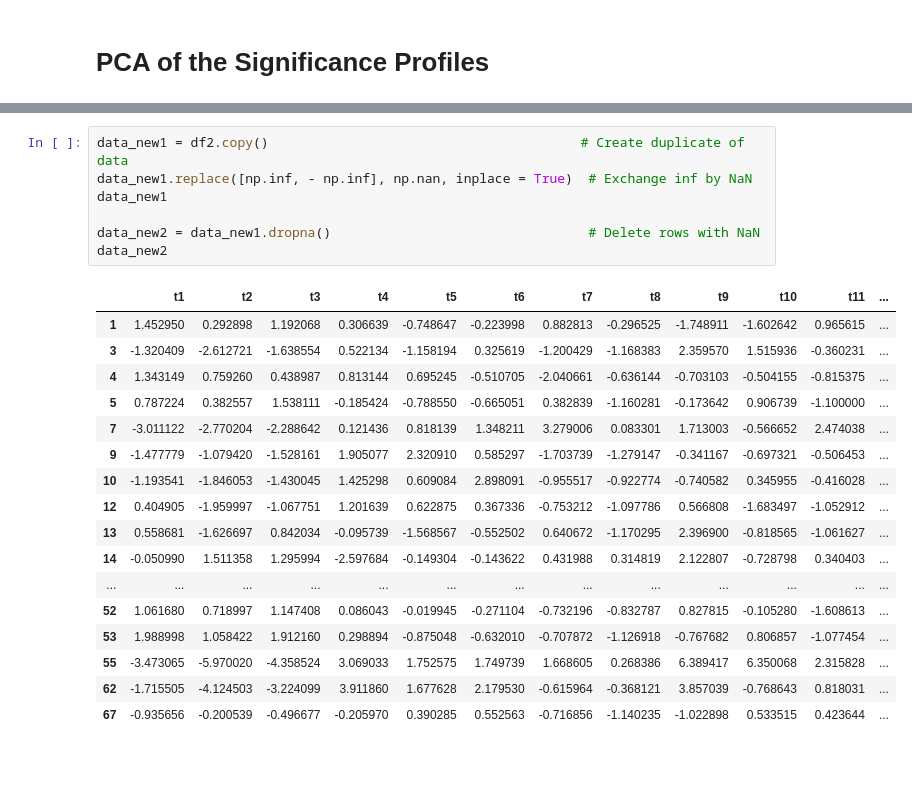
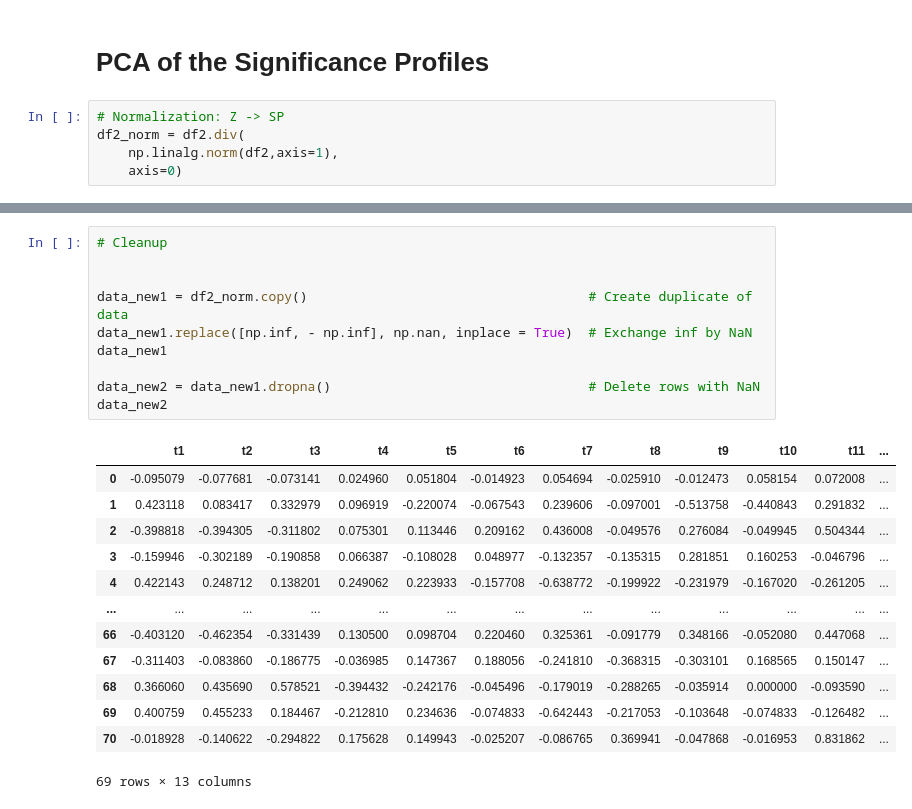
Before and after one commit to EnricoBorriello/Triads_Topology_Bio_Nets, a Jupyter notebook: Cell Collective.ipynb, the cells around one changed output, grey strips where cells are left out. Drawn from its saved outputs; the diff is of its cells as text; blank space fills up the shorter version.

```diff
--- a/Cell Collective.ipynb
+++ b/Cell Collective.ipynb
@@ -242,2 +233,7 @@ plt.scatter(PCA1,PCA2);
 # %% [markdown]
 # PCA of the Significance Profiles
+# %%
+# Normalization: Z -> SP
+df2_norm = df2.div(
+    np.linalg.norm(df2,axis=1),
+    axis=0)
@@ -244,25 +264,24 @@ plt.scatter(PCA1,PCA2);
 # %%
-data_new1 = df2.copy()                                        # Create duplicate of data
+# Cleanup
+
+
+data_new1 = df2_norm.copy()                                    # Create duplicate of data
 data_new1.replace([np.inf, - np.inf], np.nan, inplace = True)  # Exchange inf by NaN
 data_new1
 
 data_new2 = data_new1.dropna()                                 # Delete rows with NaN
 data_new2
 # %% [output]
 |  | t1 | t2 | t3 | t4 | t5 | t6 | t7 | t8 | t9 | t10 | t11 | ... |
-| 1 | 1.452950 | 0.292898 | 1.192068 | 0.306639 | -0.748647 | -0.223998 | 0.882813 | -0.296525 | -1.748911 | -1.602642 | 0.965615 | ... |
-| 3 | -1.320409 | -2.612721 | -1.638554 | 0.522134 | -1.158194 | 0.325619 | -1.200429 | -1.168383 | 2.359570 | 1.515936 | -0.360231 | ... |
-| 4 | 1.343149 | 0.759260 | 0.438987 | 0.813144 | 0.695245 | -0.510705 | -2.040661 | -0.636144 | -0.703103 | -0.504155 | -0.815375 | ... |
-| 5 | 0.787224 | 0.382557 | 1.538111 | -0.185424 | -0.788550 | -0.665051 | 0.382839 | -1.160281 | -0.173642 | 0.906739 | -1.100000 | ... |
-| 7 | -3.011122 | -2.770204 | -2.288642 | 0.121436 | 0.818139 | 1.348211 | 3.279006 | 0.083301 | 1.713003 | -0.566652 | 2.474038 | ... |
-| 9 | -1.477779 | -1.079420 | -1.528161 | 1.905077 | 2.320910 | 0.585297 | -1.703739 | -1.279147 | -0.341167 | -0.697321 | -0.506453 | ... |
-| 10 | -1.193541 | -1.846053 | -1.430045 | 1.425298 | 0.609084 | 2.898091 | -0.955517 | -0.922774 | -0.740582 | 0.345955 | -0.416028 | ... |
-| 12 | 0.404905 | -1.959997 | -1.067751 | 1.201639 | 0.622875 | 0.367336 | -0.753212 | -1.097786 | 0.566808 | -1.683497 | -1.052912 | ... |
-| 13 | 0.558681 | -1.626697 | 0.842034 | -0.095739 | -1.568567 | -0.552502 | 0.640672 | -1.170295 | 2.396900 | -0.818565 | -1.061627 | ... |
-| 14 | -0.050990 | 1.511358 | 1.295994 | -2.597684 | -0.149304 | -0.143622 | 0.431988 | 0.314819 | 2.122807 | -0.728798 | 0.340403 | ... |
+| 0 | -0.095079 | -0.077681 | -0.073141 | 0.024960 | 0.051804 | -0.014923 | 0.054694 | -0.025910 | -0.012473 | 0.058154 | 0.072008 | ... |
+| 1 | 0.423118 | 0.083417 | 0.332979 | 0.096919 | -0.220074 | -0.067543 | 0.239606 | -0.097001 | -0.513758 | -0.440843 | 0.291832 | ... |
+| 2 | -0.398818 | -0.394305 | -0.311802 | 0.075301 | 0.113446 | 0.209162 | 0.436008 | -0.049576 | 0.276084 | -0.049945 | 0.504344 | ... |
+| 3 | -0.159946 | -0.302189 | -0.190858 | 0.066387 | -0.108028 | 0.048977 | -0.132357 | -0.135315 | 0.281851 | 0.160253 | -0.046796 | ... |
+| 4 | 0.422143 | 0.248712 | 0.138201 | 0.249062 | 0.223933 | -0.157708 | -0.638772 | -0.199922 | -0.231979 | -0.167020 | -0.261205 | ... |
 | ... | ... | ... | ... | ... | ... | ... | ... | ... | ... | ... | ... | ... |
-| 52 | 1.061680 | 0.718997 | 1.147408 | 0.086043 | -0.019945 | -0.271104 | -0.732196 | -0.832787 | 0.827815 | -0.105280 | -1.608613 | ... |
-| 53 | 1.988998 | 1.058422 | 1.912160 | 0.298894 | -0.875048 | -0.632010 | -0.707872 | -1.126918 | -0.767682 | 0.806857 | -1.077454 | ... |
-| 55 | -3.473065 | -5.970020 | -4.358524 | 3.069033 | 1.752575 | 1.749739 | 1.668605 | 0.268386 | 6.389417 | 6.350068 | 2.315828 | ... |
-| 62 | -1.715505 | -4.124503 | -3.224099 | 3.911860 | 1.677628 | 2.179530 | -0.615964 | -0.368121 | 3.857039 | -0.768643 | 0.818031 | ... |
-| 67 | -0.935656 | -0.200539 | -0.496677 | -0.205970 | 0.390285 | 0.552563 | -0.716856 | -1.140235 | -1.022898 | 0.533515 | 0.423644 | ... |
+| 66 | -0.403120 | -0.462354 | -0.331439 | 0.130500 | 0.098704 | 0.220460 | 0.325361 | -0.091779 | 0.348166 | -0.052080 | 0.447068 | ... |
+| 67 | -0.311403 | -0.083860 | -0.186775 | -0.036985 | 0.147367 | 0.188056 | -0.241810 | -0.368315 | -0.303101 | 0.168565 | 0.150147 | ... |
+| 68 | 0.366060 | 0.435690 | 0.578521 | -0.394432 | -0.242176 | -0.045496 | -0.179019 | -0.288265 | -0.035914 | 0.000000 | -0.093590 | ... |
+| 69 | 0.400759 | 0.455233 | 0.184467 | -0.212810 | 0.234636 | -0.074833 | -0.642443 | -0.217053 | -0.103648 | -0.074833 | -0.126482 | ... |
+| 70 | -0.018928 | -0.140622 | -0.294822 | 0.175628 | 0.149943 | -0.025207 | -0.086765 | 0.369941 | -0.047868 | -0.016953 | 0.831862 | ... |
+69 rows × 13 columns
```
Also changed, not shown: parts of 30 cells of this notebook.
